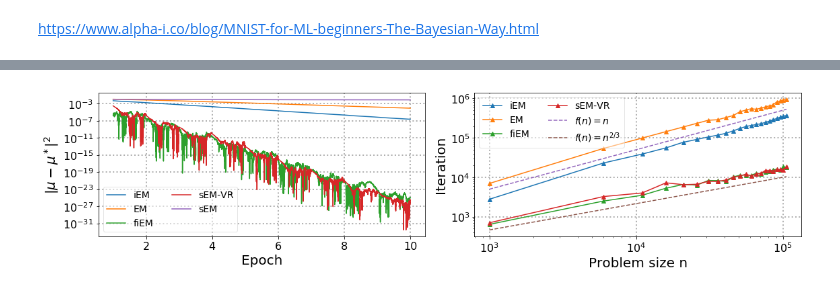
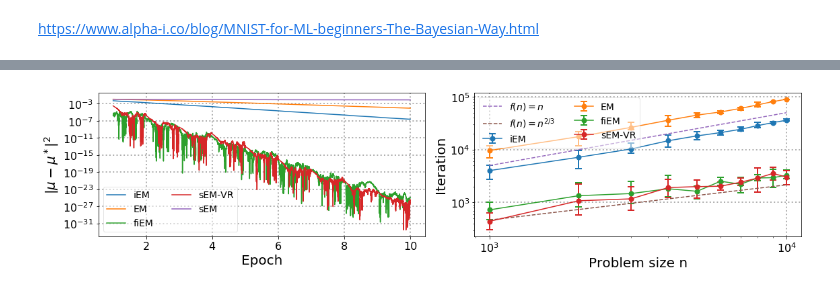
Before and after one commit to BelhalK/AccelerationTrainingAlgorithms, a Jupyter notebook: FastIEM/src/GMM_meanonly/notebooks/FIEM-GMM-precisionerror.ipynb, the cells around one changed output, grey strips where cells are left out. Drawn from its saved outputs; the diff is of its cells as text; code cells hidden in the pictures.

```diff
--- a/FastIEM/src/GMM_meanonly/notebooks/FIEM-GMM-precisionerror.ipynb
+++ b/FastIEM/src/GMM_meanonly/notebooks/FIEM-GMM-precisionerror.ipynb
@@ -53,0 +19,2 @@ error[error.algo=='EM']
+# %%
+xaxis = np.unique(error.datasize)
@@ -53,0 +34,13 @@ error[error.algo=='EM']
+# %%
+semvr = error[error.algo=="OEMVR"]
+semvrmean = []
+semvrmax = []
+semvrmin = []
+for element in xaxis:
+    mean = np.mean(semvr[semvr.datasize==element].iter)
+    maxsemvr = np.max(semvr[semvr.datasize==element].iter)
+    minsemvr = np.min(semvr[semvr.datasize==element].iter)
+    semvrmean.append(mean)
+    semvrmax.append(maxsemvr - mean)
+    semvrmin.append(mean - minsemvr)
+errorssemvr = np.array([semvrmin, semvrmax])
@@ -54,38 +107,50 @@ error[error.algo=='EM']
+# %%
+singlerun = pd.read_csv('singlerun.csv')
+svremrun = singlerun[singlerun.algo=='SVR-EM'].mu1
+fiemrun = singlerun[singlerun.algo=='FI-EM'].mu1
+emrun = singlerun[singlerun.algo=='EM'].mu1
+iemrun = singlerun[singlerun.algo=='IEM'].mu1
+oemrun = singlerun[singlerun.algo=='OEM'].mu1
+xaxisrun = singlerun[singlerun.algo=='SVR-EM'].iteration
+xaxisrunem = singlerun[singlerun.algo=='EM'].iteration
+# %%
+lin = np.array(5*xaxis)
+sublin = np.array((10*xaxis)**(2./3))
 # %%
 fig, axes = plt.subplots(nrows=1, ncols=1, figsize=(16, 4))
 ax = plt.subplot(1, 2, 1)
 
 ax.set_yscale('log')
 plt.plot(xaxisrun, iemrun, label='iEM', marker='')
 plt.plot(xaxisrunem, emrun, label='EM', marker='')
 plt.plot(xaxisrun, fiemrun, label='fiEM', marker='')
 plt.plot(xaxisrun, svremrun, label='sEM-VR', marker='')
 plt.plot(xaxisrun, oemrun, label='sEM', marker='')
 leg = plt.legend(fontsize=14,fancybox=True, loc=3,ncol=2)
 leg.get_frame().set_alpha(0.5)
 plt.xlabel('Epoch', fontsize=20)
 plt.ylabel(r'$|\mu-\mu^*|^2$', fontsize=20)
 plt.xticks(fontsize=16)
 plt.yticks(fontsize=16)
 plt.grid(linestyle='dotted',linewidth=2)
 
 ax = plt.subplot(1, 2, 2)
 ax.set_yscale('log')
 ax.set_xscale('log')
-plt.plot(xaxis, iem, label='iEM', marker='^')
-plt.plot(xaxis, em, label='EM', marker='^')
-plt.plot(xaxis, fiem, label='fiEM', marker='^')
-plt.plot(xaxis, svrem, label='sEM-VR', marker='^')
+plt.errorbar(xaxis, iemmean, yerr=errorsiem, fmt='-o',label='iEM',capsize=5, elinewidth=2,markeredgewidth=2)
+plt.errorbar(xaxis, emmean, yerr=errorsem, fmt='-o',label='EM',capsize=5, elinewidth=2,markeredgewidth=2)
+plt.errorbar(xaxis, fiemmean, yerr=errorsfiem, fmt='-o',label='fiEM',capsize=5, elinewidth=2,markeredgewidth=2)
+plt.errorbar(xaxis, semvrmean, yerr=errorssemvr, fmt='-o',label='sEM-VR',capsize=5, elinewidth=2,markeredgewidth=2)
 plt.plot(xaxis, lin, label=r'$f(n)=n$', marker='',linestyle='dashed')
 plt.plot(xaxis, sublin, label=r'$f(n)=n^{2/3}$', marker='',linestyle='dashed')
 leg = plt.legend(fontsize=14,fancybox=True, loc=0,ncol=2)
 leg.get_frame().set_alpha(0.5)
 plt.xlabel('Problem size n', fontsize=20)
 plt.ylabel('Iteration', fontsize=20)
 plt.xticks(fontsize=16)
 plt.yticks(fontsize=16)
 plt.grid(linestyle='dotted',linewidth=2)
 fig.tight_layout()
 plt.show()
 # %% [output]
-[figure, old version]
+[figure, new version]
```
Also changed, not shown: parts of 14 cells of this notebook, 1 other file.
